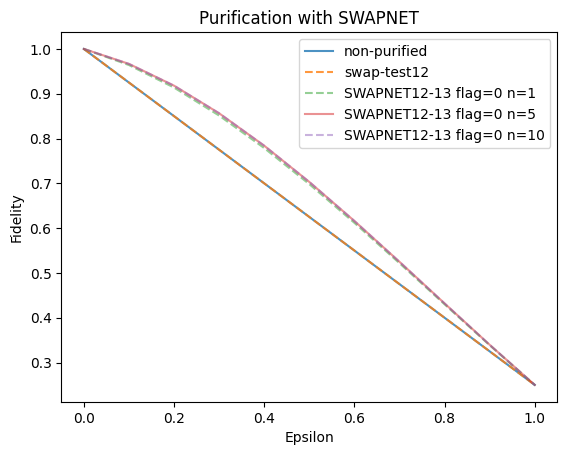
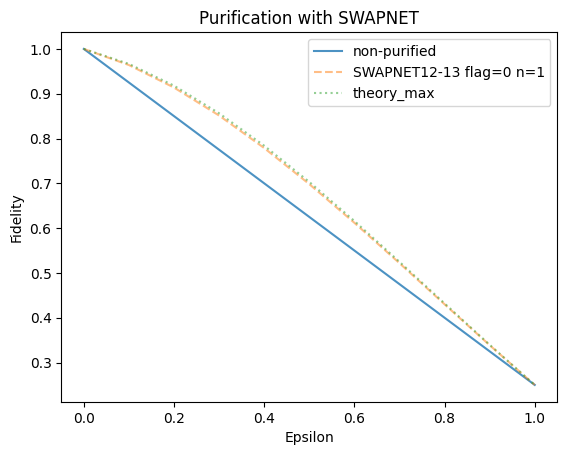
Code edit (unified diff) that turned the first committed figure into the second:
--- before
+++ after
@@ -1,8 +1,9 @@
 plt.plot(list_of_epsilon,list_of_fidelity,label='non-purified', alpha=0.8)
-plt.plot(list_of_epsilon,list_of_purified_fidelity_swap,label='swap-test12', alpha=0.8, linestyle='dashed')
+# plt.plot(list_of_epsilon,list_of_purified_fidelity_swap,label='swap-test12', alpha=0.8, linestyle='dashed')
 
 plt.plot(list_of_epsilon,list_of_purified_fidelity_flag0_n1,label='SWAPNET12-13 flag=0 n='+str(1), alpha=0.5, linestyle='dashed')
-plt.plot(list_of_epsilon,list_of_purified_fidelity_flag0_n5,label='SWAPNET12-13 flag=0 n='+str(5), alpha=0.5)
-plt.plot(list_of_epsilon,list_of_purified_fidelity_flag0,label='SWAPNET12-13 flag=0 n='+str(10), alpha=0.5, linestyle='dashed')
+# plt.plot(list_of_epsilon,list_of_purified_fidelity_flag0_n5,label='SWAPNET12-13 flag=0 n='+str(5), alpha=0.5)
+# plt.plot(list_of_epsilon,list_of_purified_fidelity_flag0,label='SWAPNET12-13 flag=0 n='+str(10), alpha=0.5, linestyle='dashed')
+plt.plot(list_of_epsilon,list_of_purified_fidelity_theory,label='theory_max', alpha=0.5, linestyle='dotted')
 # plt.plot(list_of_epsilon,list_of_purified_fidelity_flag1_n1,label='SWAPNET12-13 flag=1 n='+str(1), alpha=0.8, linestyle='dashed')
 # plt.plot(list_of_epsilon,list_of_purified_fidelity_flag1,label='SWAPNET12-13 flag=1 n='+str(10), alpha=0.8)

Commit: clean up